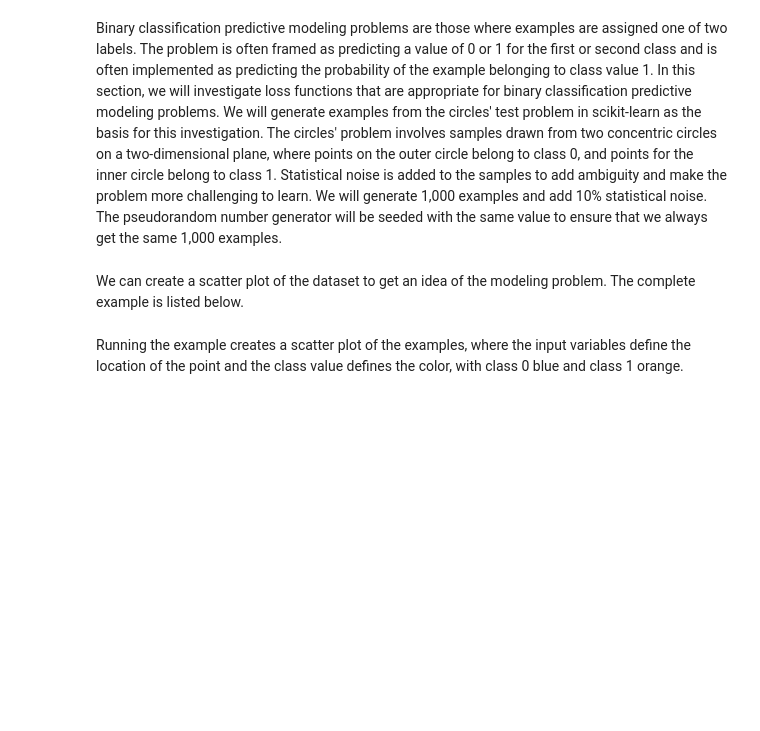
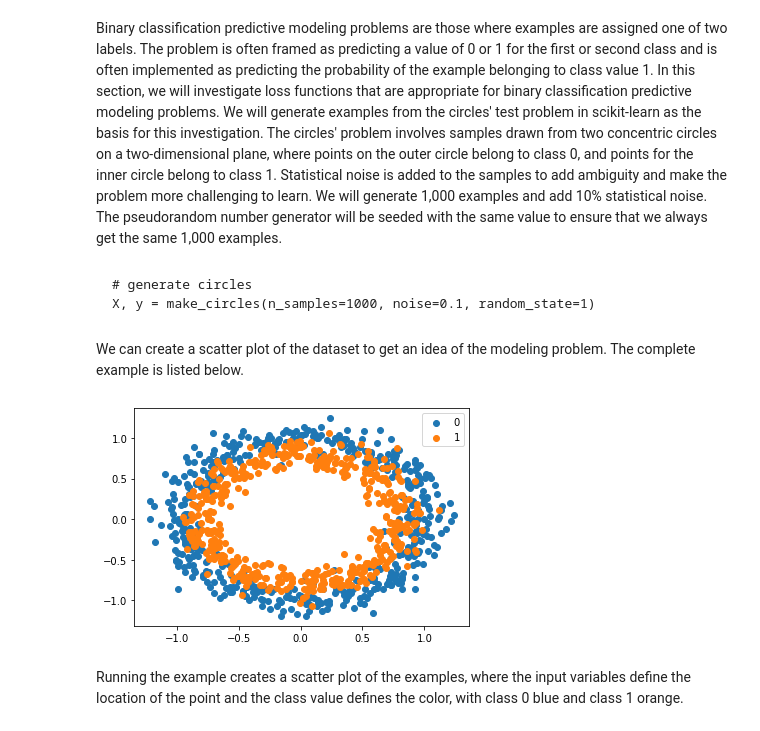
Before and after one commit to eccnil/deep-learning-exercises, a Jupyter notebook: 4.Advanced Topics/1.Better Learning/3.Configure What to Optimize with Loss Functions.ipynb, the cells around one changed output. Saved outputs shown, nothing was run; the diff lists cells and outputs as text; code cells hidden in the pictures; blank space fills up the shorter version.

````diff
--- a/4.Advanced Topics/1.Better Learning/3.Configure What to Optimize with Loss Functions.ipynb
+++ b/4.Advanced Topics/1.Better Learning/3.Configure What to Optimize with Loss Functions.ipynb
@@ -207,2 +403,7 @@ Binary classification predictive modeling problems are those where examples are
+# %% [markdown]
+```
+# generate circles
+X, y = make_circles(n_samples=1000, noise=0.1, random_state=1)
+```
 # %% [markdown]
 We can create a scatter plot of the dataset to get an idea of the modeling problem. The complete example is listed below.
@@ -211,2 +410,20 @@ We can create a scatter plot of the dataset to get an idea of the modeling probl
+# %%
+# scatter plot of the circles dataset with points colored by class
+from sklearn.datasets import make_circles
+from numpy import where
+from matplotlib import pyplot
+
+# generate circles
+X, y = make_circles(n_samples=1000, noise=0.1, random_state=1)
+
+# select indices of points with each class label
+for i in range(2):
+    samples_ix = where(y == i)
+    pyplot.scatter(X[samples_ix, 0], X[samples_ix, 1], label=str(i))
+
+pyplot.legend()
+pyplot.show()
+# %% [output]
+[figure, added]
 # %% [markdown]
 Running the example creates a scatter plot of the examples, where the input variables define the location of the point and the class value defines the color, with class 0 blue and class 1 orange.
````
Also changed, not shown: parts of 123 cells of this notebook, 1 other file.
